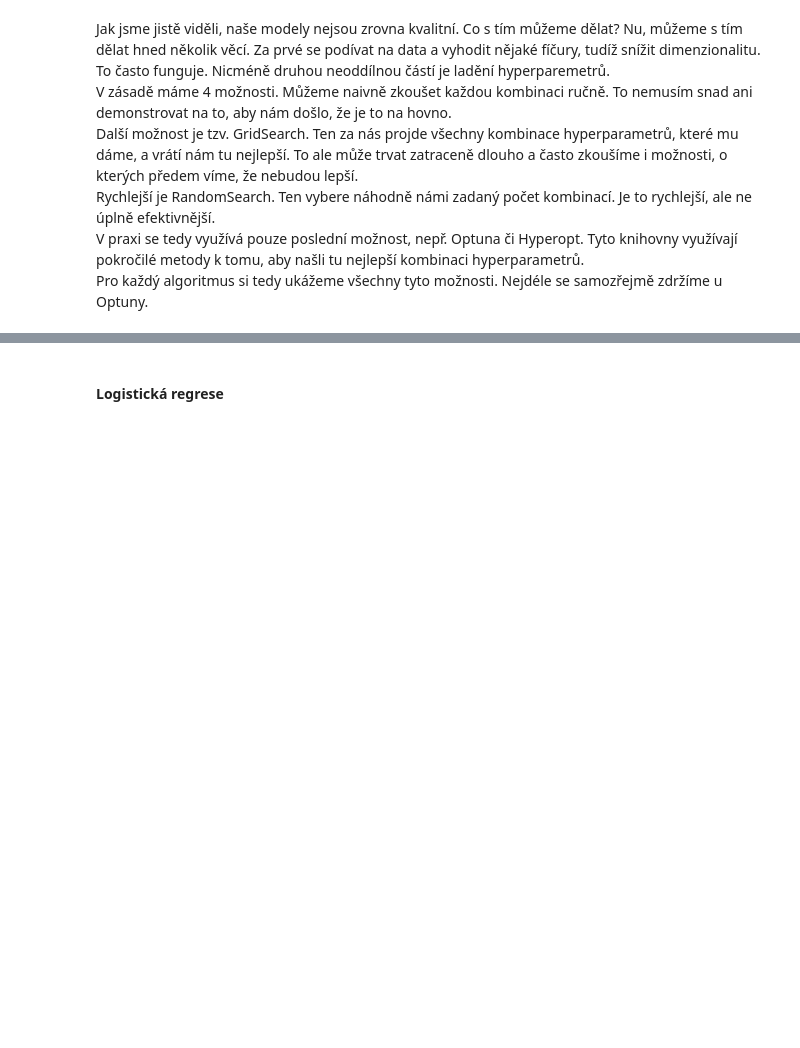
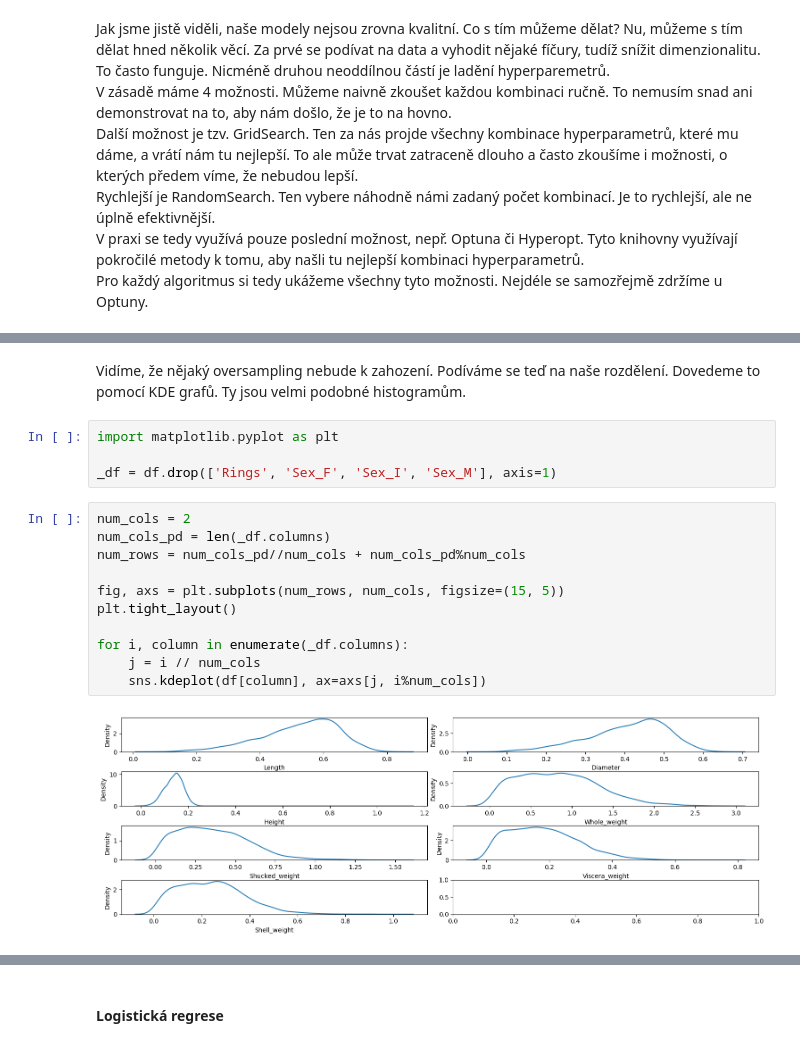
Before and after one commit to kakalasek/PipuvPruvodceMaturitouZProgramovani, a Jupyter notebook: 18/18.ipynb, the cells around one changed output, grey strips where cells are left out. Saved outputs shown, nothing was run; the diff lists cells and outputs as text; blank space fills up the shorter version.

```diff
--- a/18/18.ipynb
+++ b/18/18.ipynb
@@ -422,0 +458,19 @@ Pro každý algoritmus si tedy ukážeme všechny tyto možnosti. Nejdéle se sa
+# %% [markdown]
+Vidíme, že nějaký oversampling nebude k zahození. Podíváme se teď na naše rozdělení. Dovedeme to pomocí KDE grafů. Ty jsou velmi podobné histogramům.
+# %%
+import matplotlib.pyplot as plt
+
+_df = df.drop(['Rings', 'Sex_F', 'Sex_I', 'Sex_M'], axis=1)
+# %%
+num_cols = 2
+num_cols_pd = len(_df.columns)
+num_rows = num_cols_pd//num_cols + num_cols_pd%num_cols
+
+fig, axs = plt.subplots(num_rows, num_cols, figsize=(15, 5))
+plt.tight_layout()
+
+for i, column in enumerate(_df.columns):
+    j = i // num_cols
+    sns.kdeplot(df[column], ax=axs[j, i%num_cols])
+# %% [output]
+[figure, added]
```
Also changed, not shown: parts of 28 cells of this notebook.
